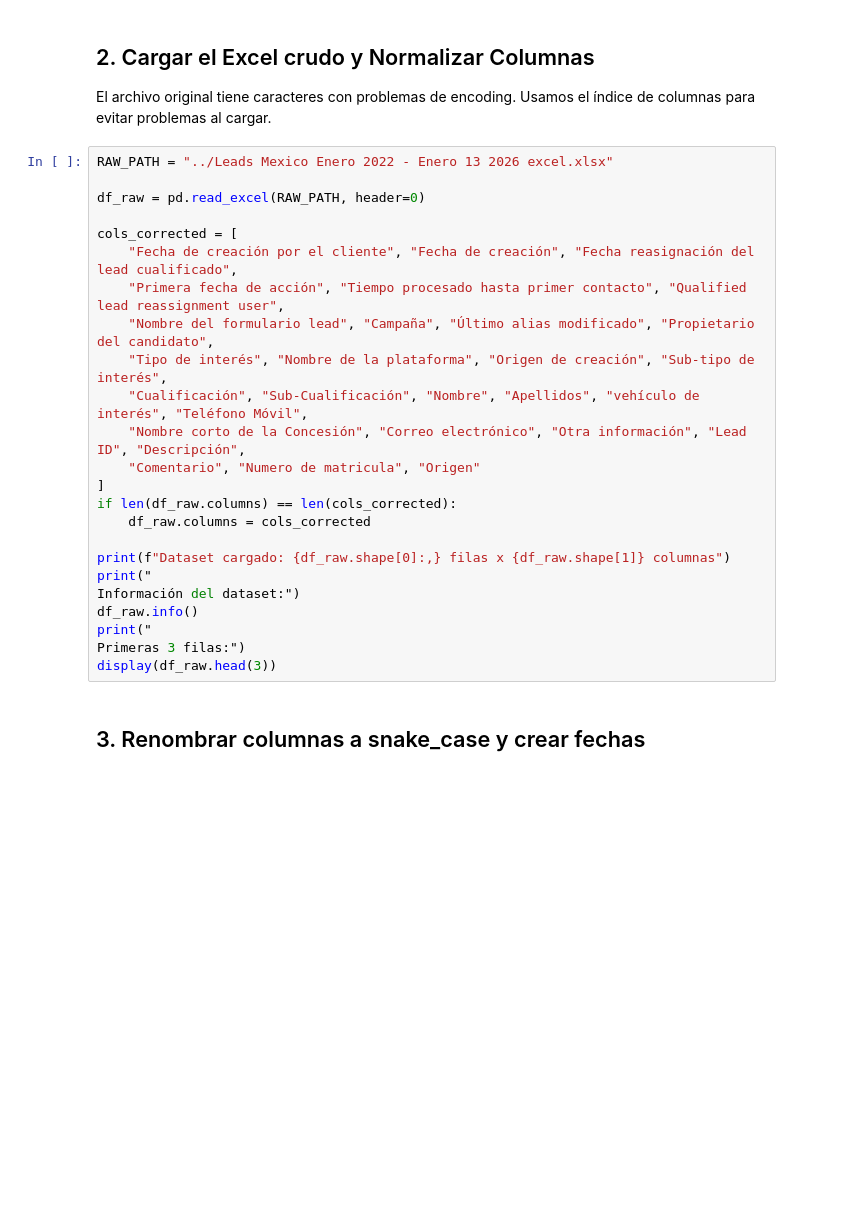
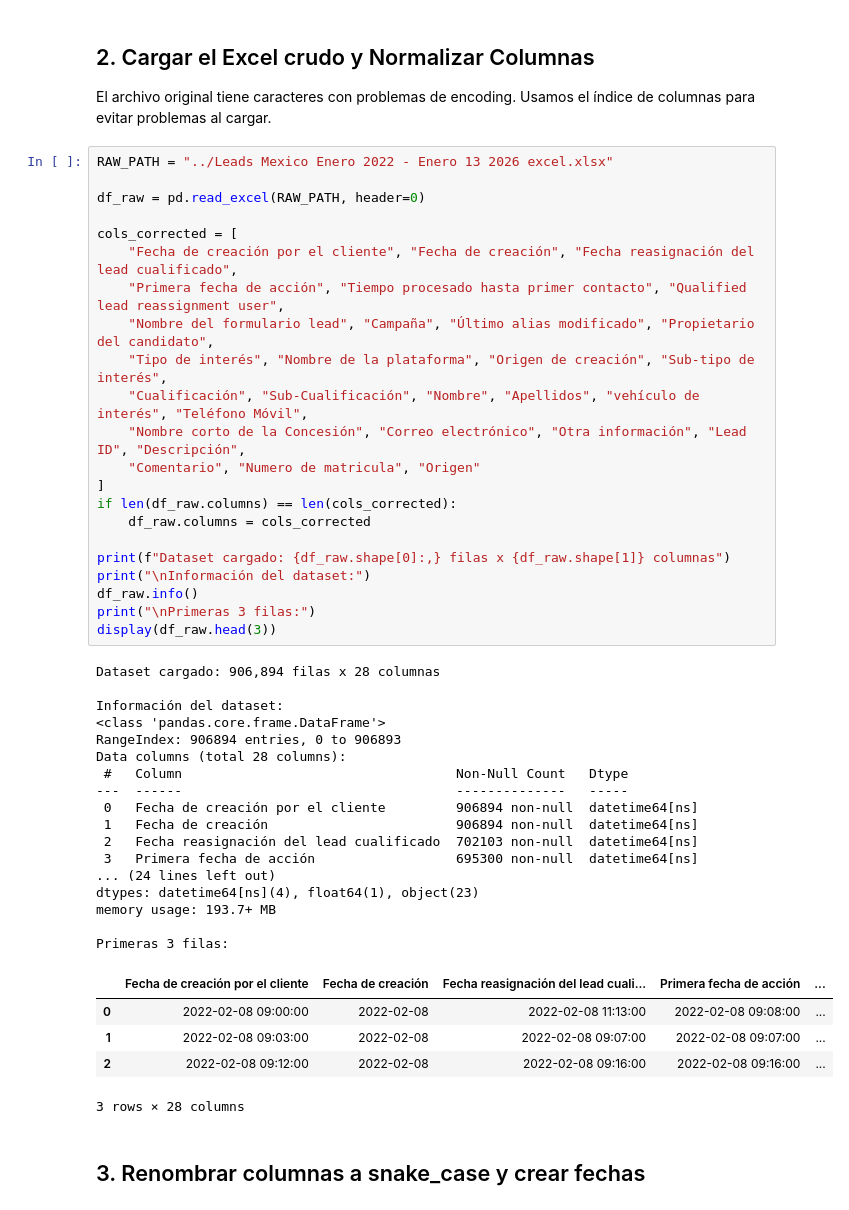
Before and after one commit to JocDLC/predictivo_ml_leads, a Jupyter notebook: notebooks/00_data_engineering_v2_2025.ipynb, the cells around one changed output. Cells and saved outputs as stored; diff of their text form; blank space fills up the shorter version.

```diff
--- a/notebooks/00_data_engineering_v2_2025.ipynb
+++ b/notebooks/00_data_engineering_v2_2025.ipynb
@@ -32,27 +34,48 @@ El archivo original tiene caracteres con problemas de encoding. Usamos el índic
 # %%
 RAW_PATH = "../Leads Mexico Enero 2022 - Enero 13 2026 excel.xlsx"
 
 df_raw = pd.read_excel(RAW_PATH, header=0)
 
 cols_corrected = [
     "Fecha de creación por el cliente", "Fecha de creación", "Fecha reasignación del lead cualificado",
     "Primera fecha de acción", "Tiempo procesado hasta primer contacto", "Qualified lead reassignment user",
     "Nombre del formulario lead", "Campaña", "Último alias modificado", "Propietario del candidato",
     "Tipo de interés", "Nombre de la plataforma", "Origen de creación", "Sub-tipo de interés",
     "Cualificación", "Sub-Cualificación", "Nombre", "Apellidos", "vehículo de interés", "Teléfono Móvil",
     "Nombre corto de la Concesión", "Correo electrónico", "Otra información", "Lead ID", "Descripción",
     "Comentario", "Numero de matricula", "Origen"
 ]
 if len(df_raw.columns) == len(cols_corrected):
     df_raw.columns = cols_corrected
 
 print(f"Dataset cargado: {df_raw.shape[0]:,} filas x {df_raw.shape[1]} columnas")
-print("
-Información del dataset:")
+print("\nInformación del dataset:")
 df_raw.info()
-print("
-Primeras 3 filas:")
+print("\nPrimeras 3 filas:")
 display(df_raw.head(3))
+# %% [output]
+Dataset cargado: 906,894 filas x 28 columnas
+
+Información del dataset:
+<class 'pandas.core.frame.DataFrame'>
+RangeIndex: 906894 entries, 0 to 906893
+Data columns (total 28 columns):
+ #   Column                                   Non-Null Count   Dtype
+---  ------                                   --------------   -----
+ 0   Fecha de creación por el cliente         906894 non-null  datetime64[ns]
+ 1   Fecha de creación                        906894 non-null  datetime64[ns]
+ 2   Fecha reasignación del lead cualificado  702103 non-null  datetime64[ns]
+ 3   Primera fecha de acción                  695300 non-null  datetime64[ns]
+... (24 lines left out)
+dtypes: datetime64[ns](4), float64(1), object(23)
+memory usage: 193.7+ MB
+
+Primeras 3 filas:
+|  | Fecha de creación por el cliente | Fecha de creación | Fecha reasignación del lead cuali... | Primera fecha de acción | ... |
+| 0 | 2022-02-08 09:00:00 | 2022-02-08 | 2022-02-08 11:13:00 | 2022-02-08 09:08:00 | ... |
+| 1 | 2022-02-08 09:03:00 | 2022-02-08 | 2022-02-08 09:07:00 | 2022-02-08 09:07:00 | ... |
+| 2 | 2022-02-08 09:12:00 | 2022-02-08 | 2022-02-08 09:16:00 | 2022-02-08 09:16:00 | ... |
+3 rows × 28 columns
 # %% [markdown]
 ## 3. Renombrar columnas a snake_case y crear fechas
 # %%
```
Also changed, not shown: parts of 10 cells of this notebook, 1 other file.
